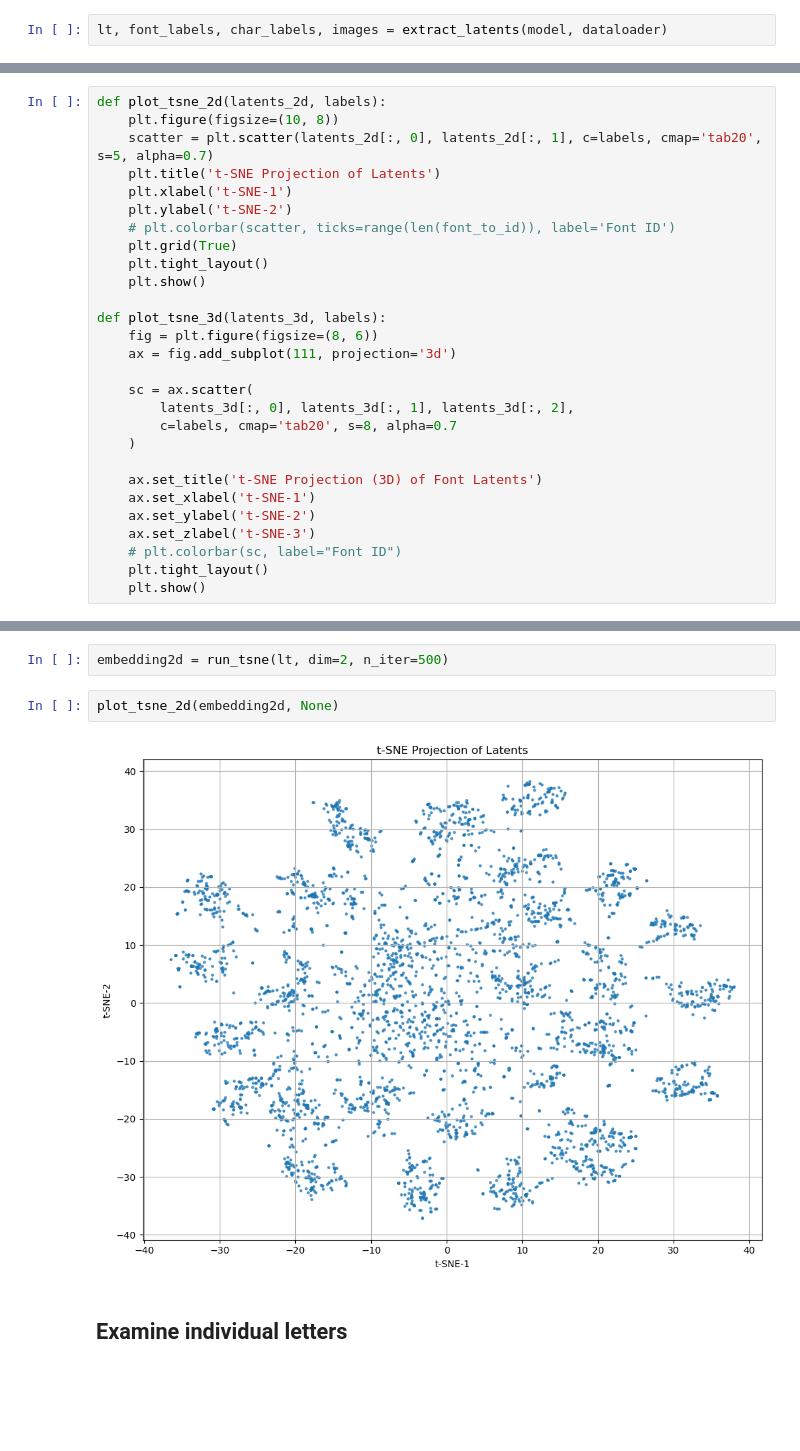
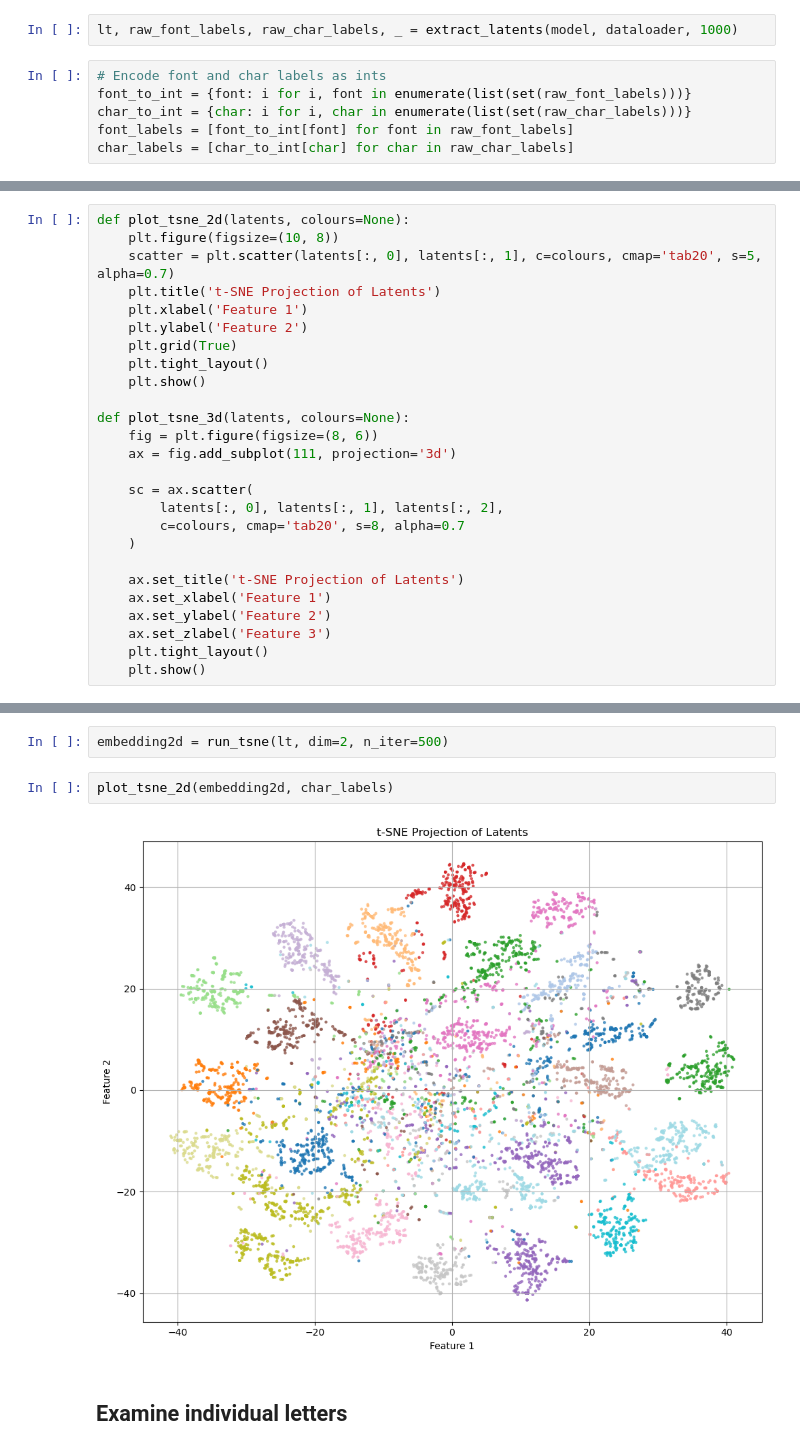
Before and after one commit to BenLaurense/fontcap, a Jupyter notebook: experiments/Latent vector embedding.ipynb, the cells around one changed output, grey strips where cells are left out. Drawn from its saved outputs; the diff is of its cells as text; blank space fills up the shorter version.

```diff
--- a/experiments/Latent vector embedding.ipynb
+++ b/experiments/Latent vector embedding.ipynb
@@ -108,5 +107,11 @@ model.load_state_dict(torch.load("cnn_100_epochs.pt"))
 # %%
-lt, font_labels, char_labels, images = extract_latents(model, dataloader)
+lt, raw_font_labels, raw_char_labels, _ = extract_latents(model, dataloader, 1000)
+# %%
+# Encode font and char labels as ints
+font_to_int = {font: i for i, font in enumerate(list(set(raw_font_labels)))}
+char_to_int = {char: i for i, char in enumerate(list(set(raw_char_labels)))}
+font_labels = [font_to_int[font] for font in raw_font_labels]
+char_labels = [char_to_int[char] for char in raw_char_labels]
 # %% [markdown]
 # Calculate and plot the t-SNE embeddings
 # %%
@@ -117,31 +122,29 @@ def run_tsne(latents, dim=2, perplexity=30, n_iter=1000):
     tsne = TSNE(n_components=dim, perplexity=perplexity, max_iter=n_iter, random_state=42)
     return tsne.fit_transform(latents)
 # %%
-def plot_tsne_2d(latents_2d, labels):
+def plot_tsne_2d(latents, colours=None):
     plt.figure(figsize=(10, 8))
-    scatter = plt.scatter(latents_2d[:, 0], latents_2d[:, 1], c=labels, cmap='tab20', s=5, alpha=0.7)
+    scatter = plt.scatter(latents[:, 0], latents[:, 1], c=colours, cmap='tab20', s=5, alpha=0.7)
     plt.title('t-SNE Projection of Latents')
-    plt.xlabel('t-SNE-1')
-    plt.ylabel('t-SNE-2')
-    # plt.colorbar(scatter, ticks=range(len(font_to_id)), label='Font ID')
+    plt.xlabel('Feature 1')
+    plt.ylabel('Feature 2')
     plt.grid(True)
     plt.tight_layout()
     plt.show()
 
-def plot_tsne_3d(latents_3d, labels):
+def plot_tsne_3d(latents, colours=None):
     fig = plt.figure(figsize=(8, 6))
     ax = fig.add_subplot(111, projection='3d')
 
     sc = ax.scatter(
-        latents_3d[:, 0], latents_3d[:, 1], latents_3d[:, 2],
-        c=labels, cmap='tab20', s=8, alpha=0.7
+        latents[:, 0], latents[:, 1], latents[:, 2],
+        c=colours, cmap='tab20', s=8, alpha=0.7
     )
 
-    ax.set_title('t-SNE Projection (3D) of Font Latents')
-    ax.set_xlabel('t-SNE-1')
-    ax.set_ylabel('t-SNE-2')
-    ax.set_zlabel('t-SNE-3')
-    # plt.colorbar(sc, label="Font ID")
+    ax.set_title('t-SNE Projection of Latents')
+    ax.set_xlabel('Feature 1')
+    ax.set_ylabel('Feature 2')
+    ax.set_zlabel('Feature 3')
     plt.tight_layout()
     plt.show()
 # %% [markdown]
@@ -150,8 +153,8 @@ Need to encode the colours and fonts as numbers
 # %%
 embedding2d = run_tsne(lt, dim=2, n_iter=500)
 # %%
-plot_tsne_2d(embedding2d, None)
+plot_tsne_2d(embedding2d, char_labels)
 # %% [output]
-[figure, old version]
+[figure, new version]
 # %% [markdown]
 ## Examine individual letters
```
Also changed, not shown: parts of 13 cells of this notebook, 3 other files.
